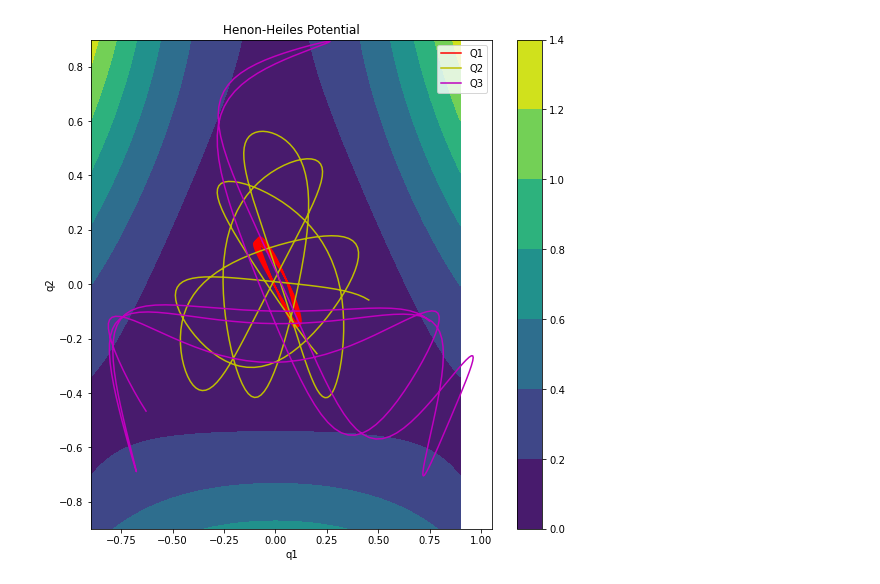
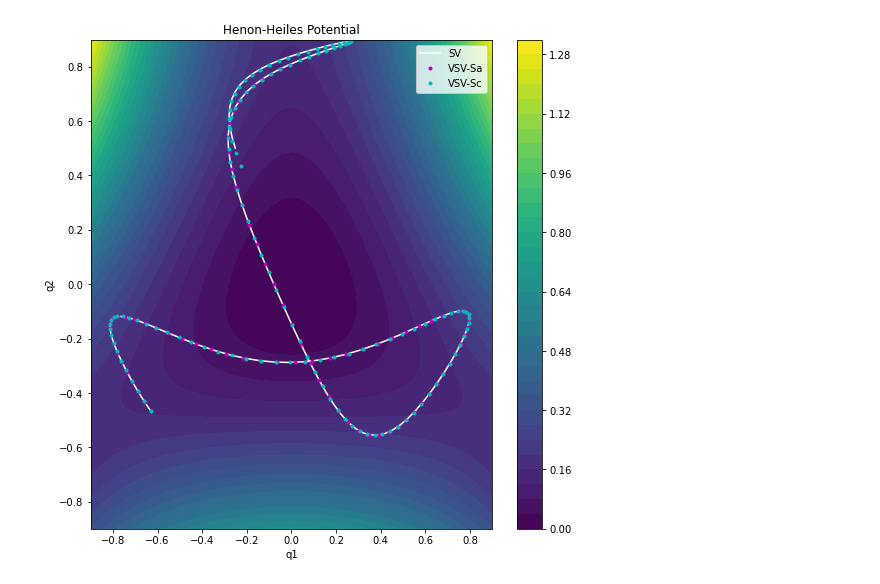
Before and after one commit to BrianWhiteaker/HMC, a Jupyter notebook: Henon_Heils.ipynb, the cells around one changed output. Cells and saved outputs as stored; diff of their text form; code cells hidden in the pictures.

Commit message:
added variational step sv and contour plots of the sigma functions

```diff
--- a/Henon_Heils.ipynb
+++ b/Henon_Heils.ipynb
@@ -39,12 +91,39 @@ array([[0.12380533]])
 # %%
-def sv(du, p, q, h, time):
+def sv(p, q, h, time):
+
     steps = int(time//h)
     position = np.zeros((2,steps))
-    for i in tqdm.tqdm(range(steps)):
-        p -= (h/2.)*du(q)
+    start = timeit()
+    for i in range(steps):
+        p -= (h/2.)*dU(q)
         q += h*p
-        p -= (h/2.)*du(q)
+        p -= (h/2.)*dU(q)
         position[:,i] = np.squeeze(q)
+    print(f'sv runtime={timeit()-start}')
     return position
+# %%
+def VSV(G,p,q,h0,h,time):
+
+    position = []
+    energy = []
+    cerr = []
+    ssz = []
+    totalSteps = 0.
+    start = timeit()
+    z = 1 - (h/2.)*G(p,q,h0)
+    Z0 = z
+    #Q0 = Q(q,h0)
+    while(totalSteps < time):
+        z = z + h*G(p,q,h0)
+        p = p - .5*h*dU(q)/z
+        q = q + h*dK(p)/z
+        p = p - .5*h*dU(q)/z
+        ssz.append(np.squeeze(h/z - h/Z0).tolist())
+        totalSteps += h/z
+        #cerr.append(np.abs(-Z0/Q0 + z/Q(q,h0)))
+        energy.append(np.abs(np.squeeze(H(p,q)-h0)).tolist())
+        position.append(np.squeeze(q).tolist())
+    print(f'vsv runtime={timeit()-start}')
+    return position, energy, ssz, cerr
 # %%
 h = 1e-1
@@ -67,19 +165,21 @@ Energy: [[0.25971667]]
 # %%
 bnd = .9
 xlist = np.linspace(-bnd, bnd, 1000)
 ylist = np.linspace(-bnd, bnd, 1000)
 X, Y = np.meshgrid(xlist, ylist)
 Z = .5*(X**2 + Y**2) + Y*X**2 - (1/3.)*Y**3
 fig,ax=plt.subplots(1,1, figsize=(9,9))
-cp = ax.contourf(X, Y, Z)
-ax.plot(Q1[0,:],Q1[1,:],'r', label='Q1')
-ax.plot(Q2[0,:],Q2[1,:],'y', label='Q2')
-ax.plot(Q3[0,:],Q3[1,:],'m', label='Q3')
+cp = ax.contourf(X, Y, Z, levels=40)
+
+ax.plot(Q2[0,:],Q2[1,:],'white', label='SV')
+ax.plot(Qa[0,:],Qa[1,:],'m.', label='VSV-Sa')
+#ax.plot(Qb[0,:],Qb[1,:],'r.', label='VSV-Sb')
+ax.plot(Qc[0,:],Qc[1,:],'c.', label='VSV-Sc')
 fig.colorbar(cp) # Add a colorbar to a plot
 ax.set_title('Henon-Heiles Potential')
 ax.set_xlabel('q1')
 ax.set_ylabel('q2')
 plt.legend()
 plt.show()
 # %% [output]
-[figure, old version]
+[figure, new version]
```
Also changed, not shown: parts of 13 cells of this notebook.
